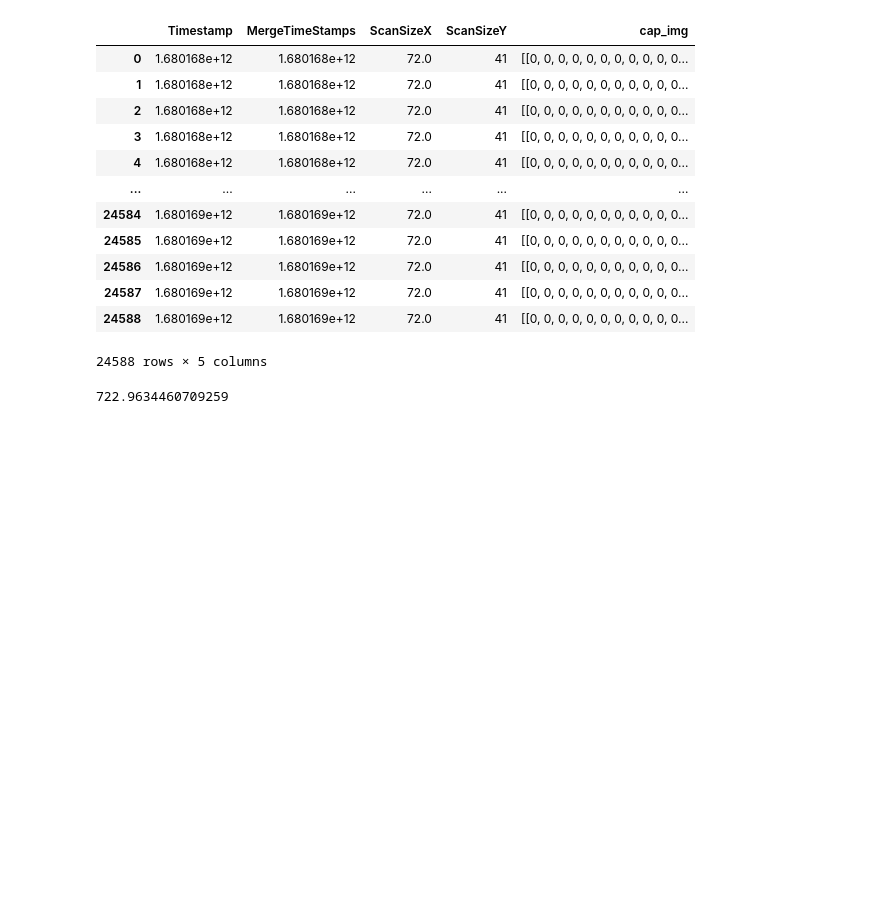
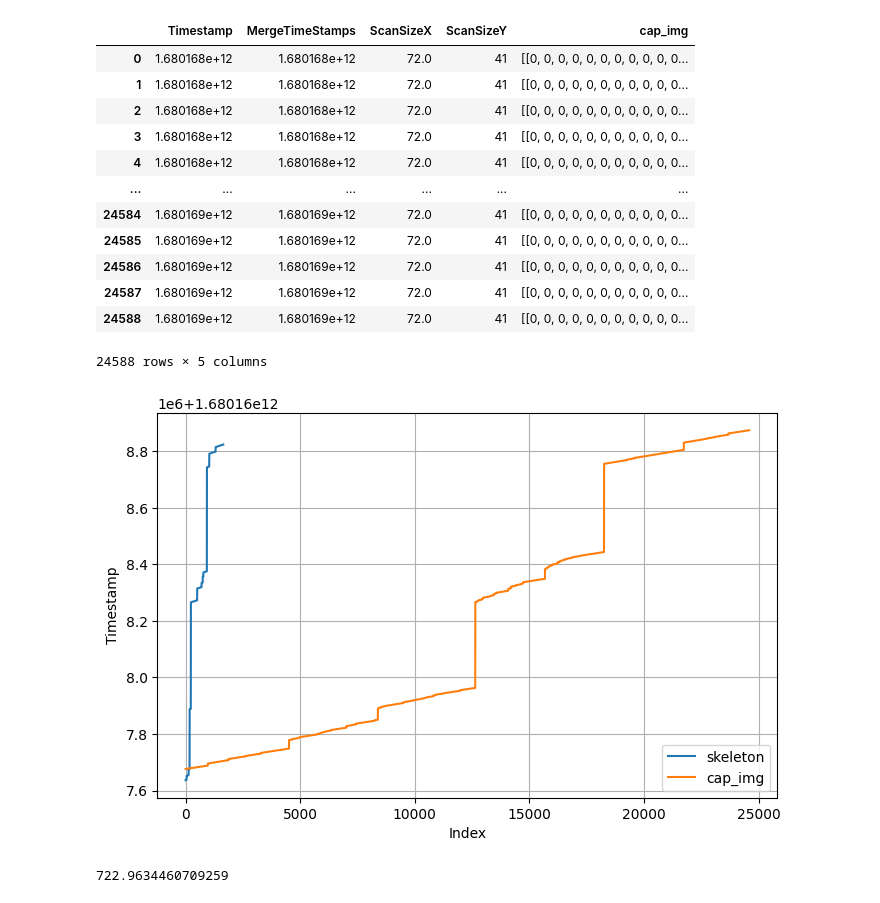
Before and after one commit to yawwam/ChiliSummerProject, a Jupyter notebook: src/skel_cap_ipmg_map_logic.ipynb, the cells around one changed output. Drawn from its saved outputs; the diff is of its cells as text; code cells hidden in the pictures; blank space fills up the shorter version.

```diff
--- a/src/skel_cap_ipmg_map_logic.ipynb
+++ b/src/skel_cap_ipmg_map_logic.ipynb
@@ -125,6 +113,20 @@ cap_img
 | 24587 | 1.680169e+12 | 1.680169e+12 | 72.0 | 41 | [[0, 0, 0, 0, 0, 0, 0, 0, 0, 0, 0... |
 | 24588 | 1.680169e+12 | 1.680169e+12 | 72.0 | 41 | [[0, 0, 0, 0, 0, 0, 0, 0, 0, 0, 0... |
 24588 rows × 5 columns
+# %%
+def plot_stamps(skeleton,cap_img):
+    plt.figure(figsize=(8, 5))
+    plt.plot(skeleton['Timestamp'],label='skeleton')
+    plt.plot(cap_img['Timestamp'],label='cap_img')
+    plt.legend()
+    plt.xlabel('Index')
+    plt.ylabel('Timestamp')
+    plt.grid(True)
+    plt.show()
+
+plot_stamps(skeleton,cap_img)
+# %% [output]
+[figure, added]
 # %%
 skeleton.Timestamp.diff().mean()
 # %% [output]
```
Also changed, not shown: parts of 20 cells of this notebook, 11 other files.
